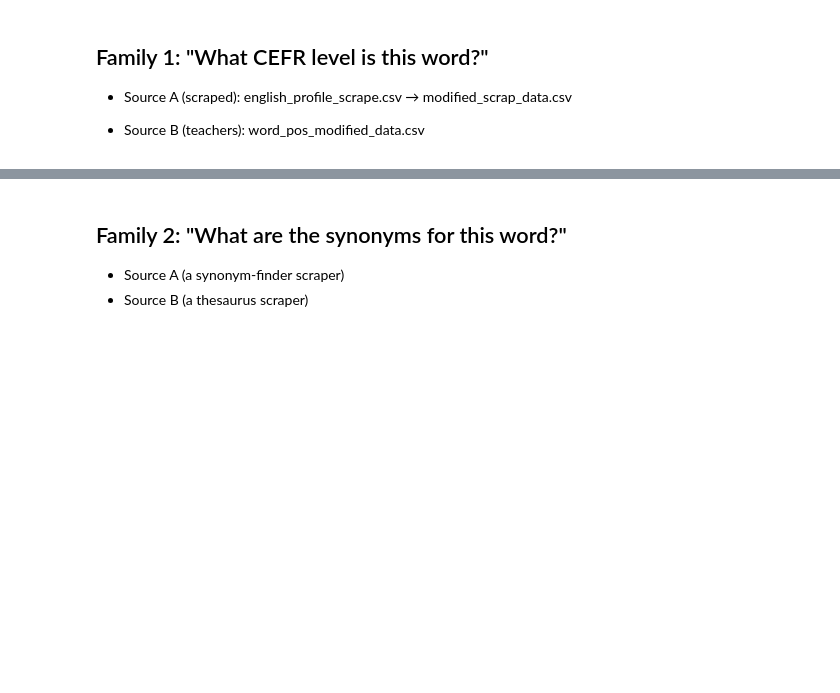
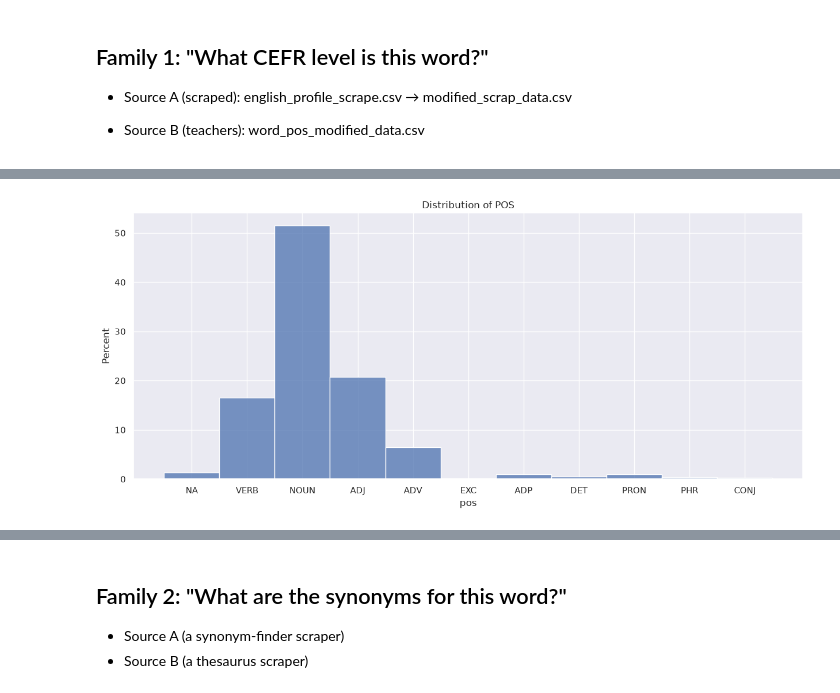
Before and after one commit to SujithGU/Intelli-e-Reader, a Jupyter notebook: notebook/Dataset-EDA.ipynb, the cells around one changed output, grey strips where cells are left out. Cells and saved outputs as stored; diff of their text form; code cells hidden in the pictures; blank space fills up the shorter version.

```diff
--- a/notebook/Dataset-EDA.ipynb
+++ b/notebook/Dataset-EDA.ipynb
@@ -43,0 +118,12 @@ Text(0.5, 1.0, 'Distribution of POS')
+# %%
+# 1: Combine similar POS e.g., PRON == PRONOUN
+tags_to_merge = {
+    'MVB': 'VERB',
+    'AVB': 'VERB',
+    'PRONOUN': 'PRON'
+}
+
+family1_word_cefr["pos"] = family1_word_cefr["pos"].replace(tags_to_merge)
+family1_word_cefr['pos'].value_counts()
+
+# 2:
@@ -43,0 +144,4 @@ Text(0.5, 1.0, 'Distribution of POS')
+# %%
+plot_pos_distribution(df = family1_word_cefr)
+# %% [output]
+[figure, added]
```
Also changed, not shown: parts of 29 cells of this notebook, 9 other files.
